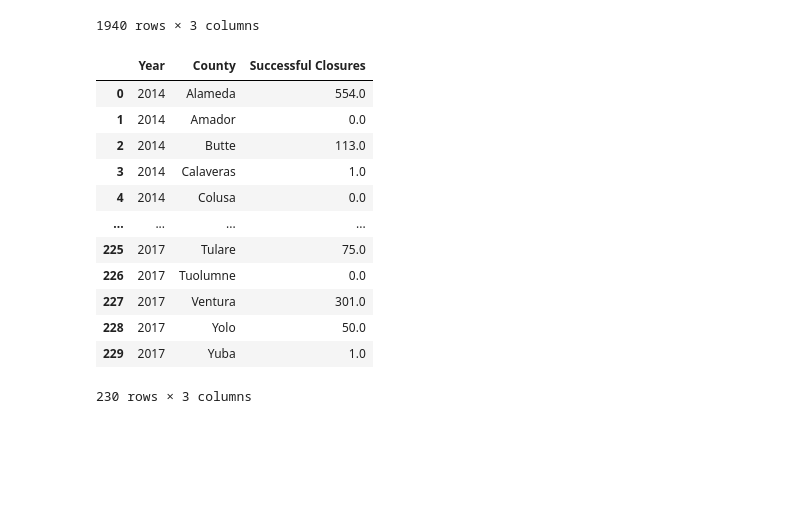
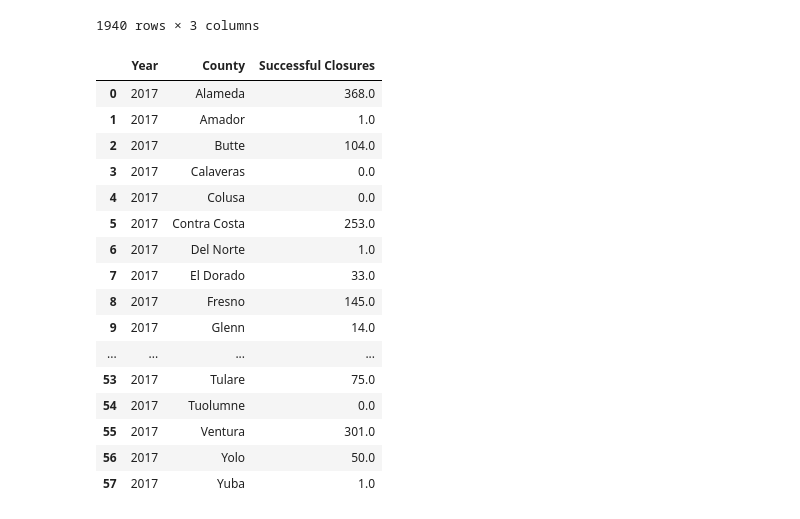
Before and after one commit to evacs/Project-1, a Jupyter notebook: voc_rehab.ipynb, the cells around one changed output. Saved outputs shown, nothing was run; the diff lists cells and outputs as text; code cells hidden in the pictures; blank space fills up the shorter version.

```diff
--- a/voc_rehab.ipynb
+++ b/voc_rehab.ipynb
@@ -177,23 +208,30 @@ success_df
 | 1939 | 2017 | Yuba | 0.0 |
 1940 rows × 3 columns
 # %%
+#reducing data to year 2017
+success_df = success_df.loc[success_df["Year"] == 2017 , :]
+
 #adding total number of successful closures per county per year
 success_df = success_df.groupby(['Year', 'County'])['Successful Closures'].sum().reset_index()
 success_df
 # %% [output]
 |  | Year | County | Successful Closures |
-| 0 | 2014 | Alameda | 554.0 |
-| 1 | 2014 | Amador | 0.0 |
-| 2 | 2014 | Butte | 113.0 |
-| 3 | 2014 | Calaveras | 1.0 |
-| 4 | 2014 | Colusa | 0.0 |
+| 0 | 2017 | Alameda | 368.0 |
+| 1 | 2017 | Amador | 1.0 |
+| 2 | 2017 | Butte | 104.0 |
+| 3 | 2017 | Calaveras | 0.0 |
+| 4 | 2017 | Colusa | 0.0 |
+| 5 | 2017 | Contra Costa | 253.0 |
+| 6 | 2017 | Del Norte | 1.0 |
+| 7 | 2017 | El Dorado | 33.0 |
+| 8 | 2017 | Fresno | 145.0 |
+| 9 | 2017 | Glenn | 14.0 |
 | ... | ... | ... | ... |
-| 225 | 2017 | Tulare | 75.0 |
-| 226 | 2017 | Tuolumne | 0.0 |
-| 227 | 2017 | Ventura | 301.0 |
-| 228 | 2017 | Yolo | 50.0 |
-| 229 | 2017 | Yuba | 1.0 |
+| 53 | 2017 | Tulare | 75.0 |
+| 54 | 2017 | Tuolumne | 0.0 |
+| 55 | 2017 | Ventura | 301.0 |
+| 56 | 2017 | Yolo | 50.0 |
+| 57 | 2017 | Yuba | 1.0 |
-230 rows × 3 columns
 # %%
 #merging together vocational data
 merged_vocation_df = pd.merge(vocation_df, success_df, on=['Year', 'County'], how='inner')
```
Also changed, not shown: parts of 11 cells of this notebook.
